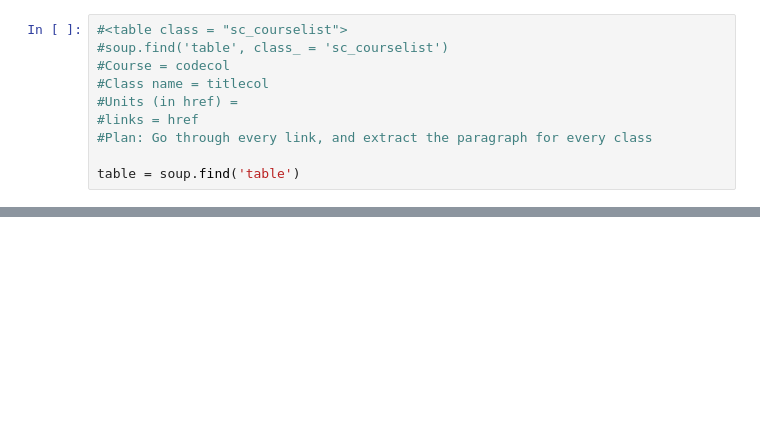
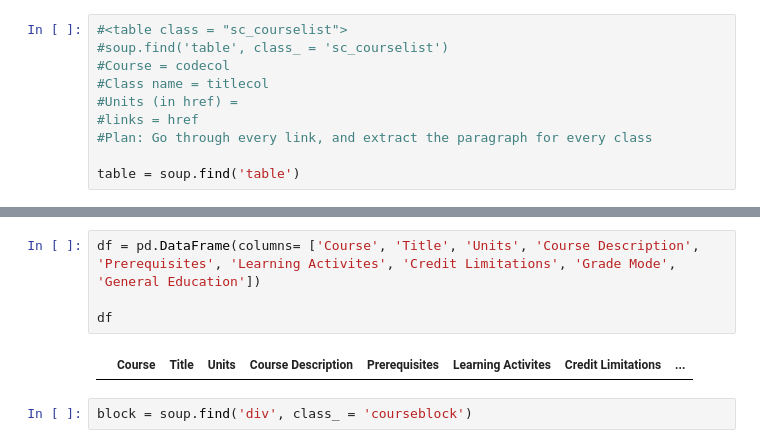
Before and after one commit to evolo22/UC-Davis-Dataset-and-Bot, a Jupyter notebook: UCD_Scraper_tester.ipynb, the cells around one changed output, grey strips where cells are left out. Drawn from its saved outputs; the diff is of its cells as text; blank space fills up the shorter version.

```diff
--- a/UCD_Scraper_tester.ipynb
+++ b/UCD_Scraper_tester.ipynb
@@ -58,0 +100,8 @@ print(world_table_titles)
+# %%
+df = pd.DataFrame(columns= ['Course', 'Title', 'Units', 'Course Description', 'Prerequisites', 'Learning Activites', 'Credit Limitations', 'Grade Mode', 'General Education'])
+
+df
+# %% [output]
+|  | Course | Title | Units | Course Description | Prerequisites | Learning Activites | Credit Limitations | ... |
+# %%
+block = soup.find('div', class_ = 'courseblock')
```
Also changed, not shown: parts of 16 cells of this notebook, 1 other file.
